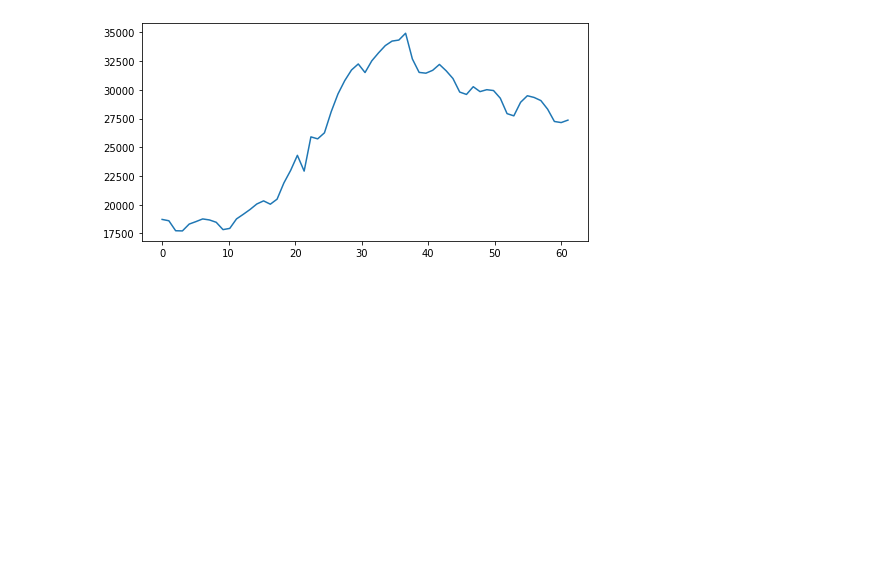
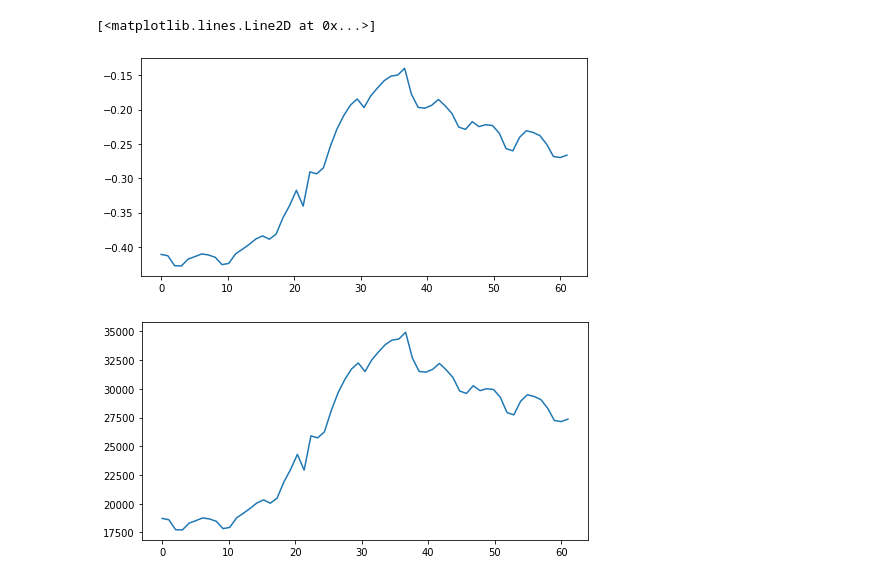
Before and after one commit to ThibaultMagnini/Kmeans-COVID-19-BelgianProvinces, a Jupyter notebook: SIR-Model/provinces_fitting.ipynb, the cells around one changed output. Saved outputs shown, nothing was run; the diff lists cells and outputs as text; code cells hidden in the pictures; blank space fills up the shorter version.

Commit message:
Added standardization of infected values

```diff
--- a/SIR-Model/provinces_fitting.ipynb
+++ b/SIR-Model/provinces_fitting.ipynb
@@ -67,3 +67,11 @@ for key in res:
 pd_sum = pd.DataFrame(data=res, dtype=np.double)
 with open('..\\Datasets\\belgium_provinces_summed_data.csv', 'w+', newline='') as f:
     pd_sum.to_csv(f, index=False)
+# %%
+for key in res:
+    values = np.array(res[key]["active"])
+    avg = np.average(values)
+    std = np.std(values)
+    values = (values - avg) / std
+    res[key]["standardized"] = list(values)
+    print(values)
@@ -73,6 +99,14 @@ def f(x, beta, gamma):
     return I
 
 time_steps = np.linspace(0, 61, 61)
+# %%
+stan = np.array(res[1]["standardized"])
+x = np.linspace(0, 61, 61)
+plt.figure(figsize=(8, 4))
+plt.plot(x, stan[107:168])
+# %% [output]
+[<matplotlib.lines.Line2D at 0x...>]
+[figure, added]
 # %%
 # Cluster 1
 np.random.seed(42)
```
Also changed, not shown: parts of 1 cell of this notebook.
